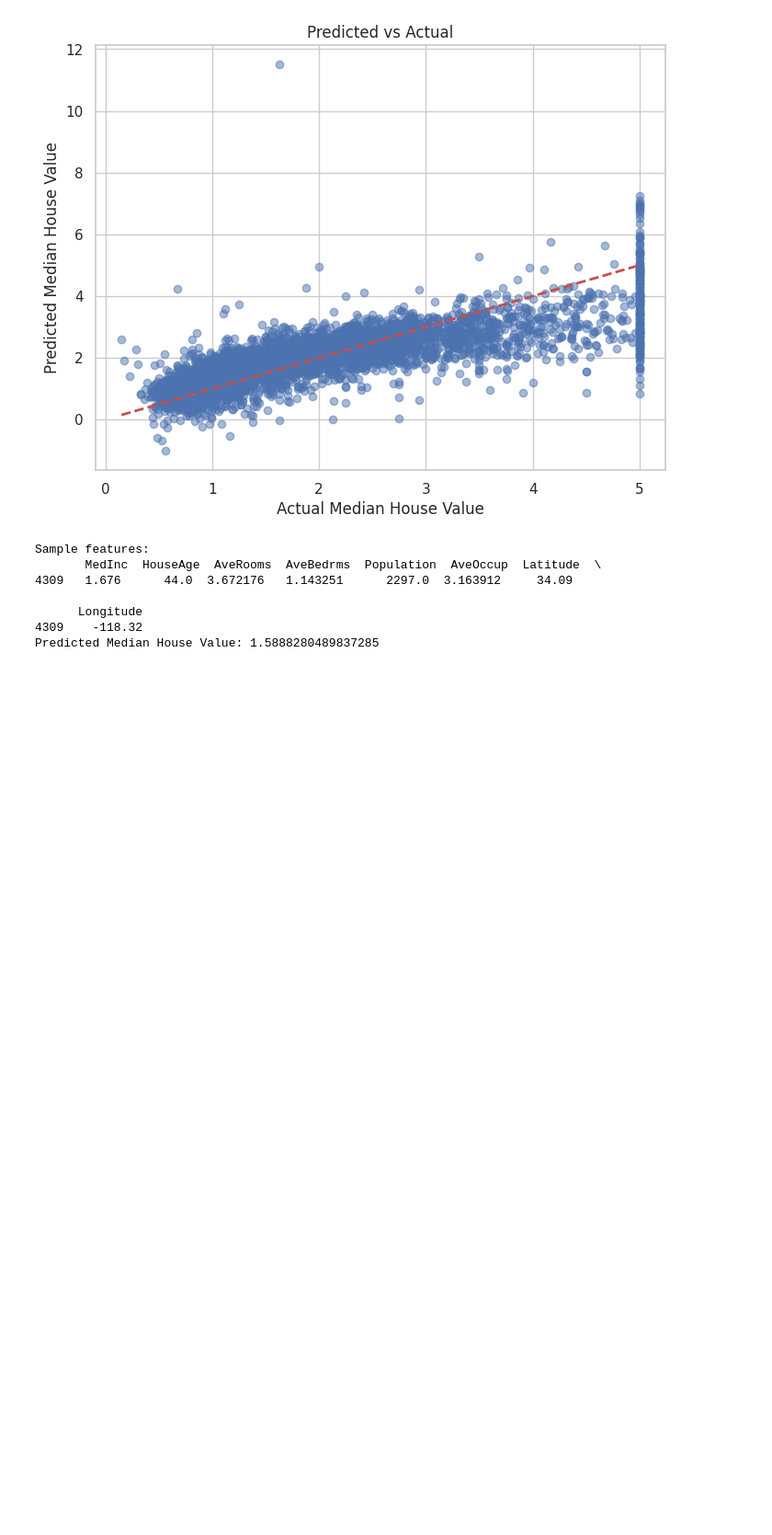
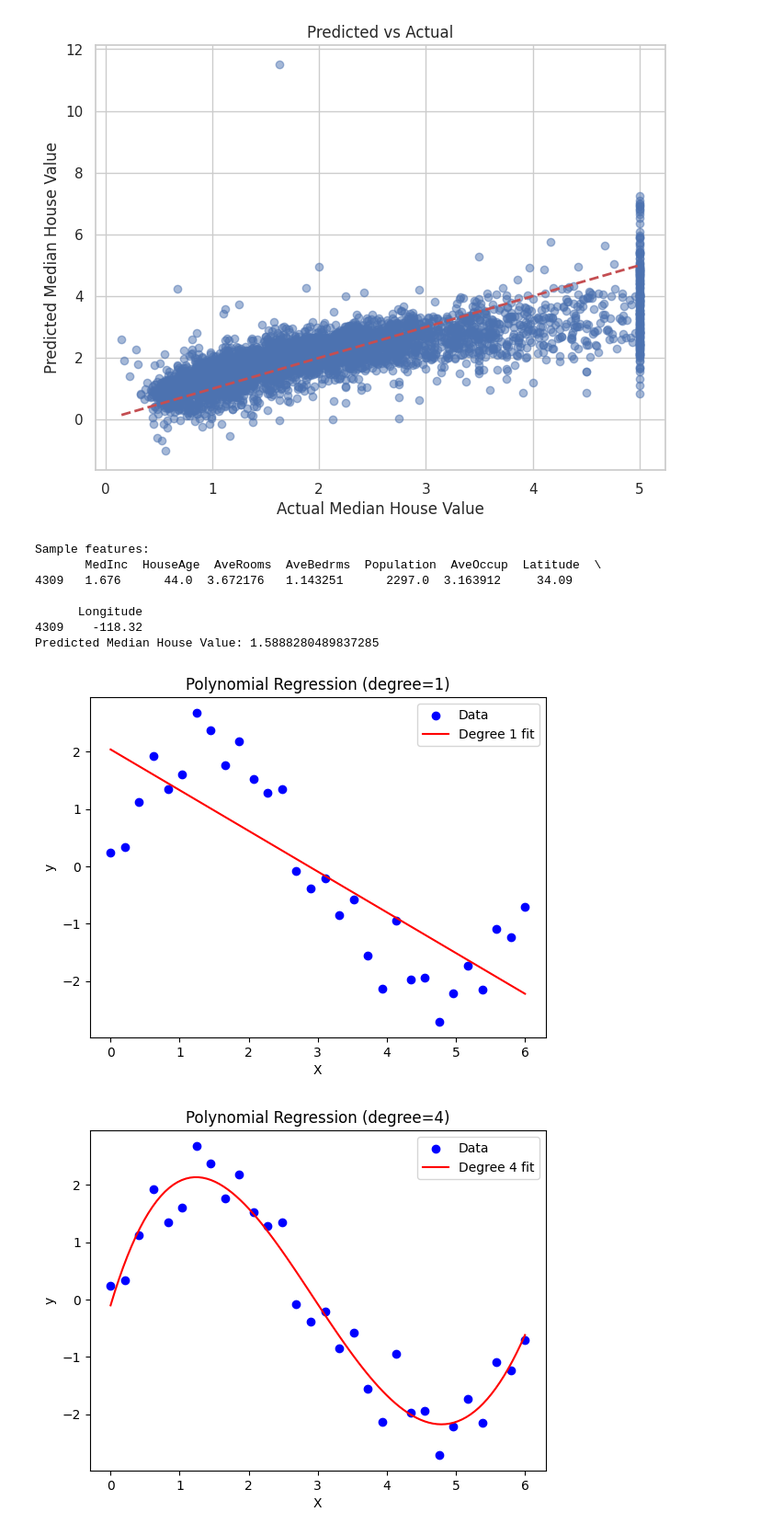
Before and after one commit to linconsarker/machine-learning, a Jupyter notebook: LinearRegression.ipynb, the cells around one changed output. Shown at 92% size. Saved outputs shown, nothing was run; the diff lists cells and outputs as text; code cells hidden in the pictures; blank space fills up the shorter version.

```diff
--- a/LinearRegression.ipynb
+++ b/LinearRegression.ipynb
@@ -86,3 +86,45 @@ Sample features:
       Longitude
 4309    -118.32
 Predicted Median House Value: 1.5888280489837285
+# %%
+# Step 1: Import libraries
+import numpy as np
+import matplotlib.pyplot as plt
+from sklearn.linear_model import LinearRegression
+from sklearn.preprocessing import PolynomialFeatures
+from sklearn.metrics import mean_squared_error
+
+# Step 2: Create synthetic dataset
+np.random.seed(42)
+X = np.linspace(0, 6, 30).reshape(-1, 1)  # feature
+y = 2 * np.sin(X).ravel() + np.random.randn(30) * 0.5  # target with noise
+
+# Function to plot polynomial regression
+def plot_poly_fit(degree, X, y):
+    poly = PolynomialFeatures(degree=degree)
+    X_poly = poly.fit_transform(X)
+
+    model = LinearRegression()
+    model.fit(X_poly, y)
+
+    # Predict on a smooth curve
+    X_fit = np.linspace(0, 6, 100).reshape(-1, 1)
+    X_fit_poly = poly.transform(X_fit)
+    y_pred = model.predict(X_fit_poly)
+
+    # Plot
+    plt.scatter(X, y, color="blue", label="Data")
+    plt.plot(X_fit, y_pred, color="red", label=f"Degree {degree} fit")
+    plt.title(f"Polynomial Regression (degree={degree})")
+    plt.xlabel("X")
+    plt.ylabel("y")
+    plt.legend()
+    plt.show()
+
+# Step 3: Show different fits
+plot_poly_fit(1, X, y)   # Underfitting (linear)
+plot_poly_fit(4, X, y)   # Good fit
+plot_poly_fit(15, X, y)  # Overfitting
+# %% [output]
+[figure, added]
+[figure, added]
```
Also changed, not shown: parts of 2 cells of this notebook.
